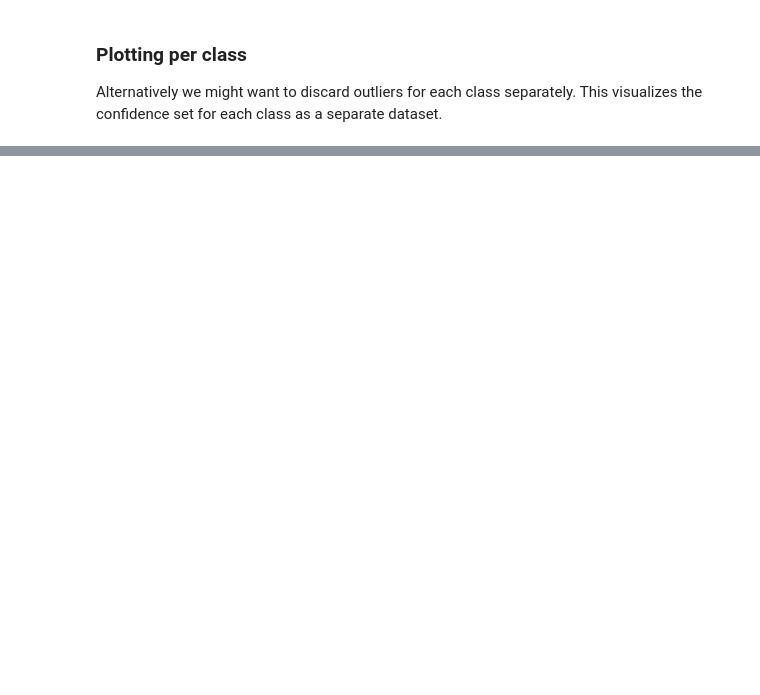
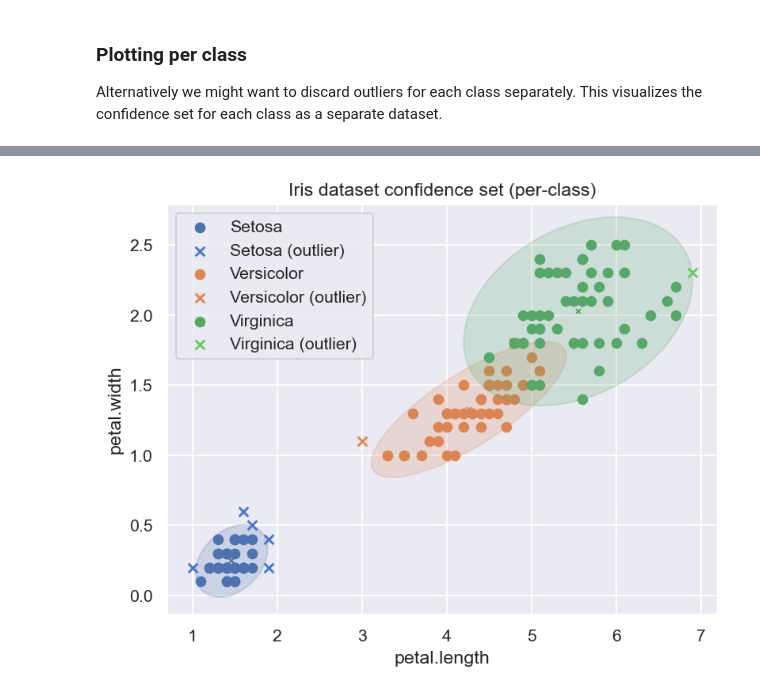
Before and after one commit to honzikv/multidimstats, a Jupyter notebook: cv02/main.ipynb, the cells around one changed output, grey strips where cells are left out. Drawn from its saved outputs; the diff is of its cells as text; code cells hidden in the pictures; blank space fills up the shorter version.

```diff
--- a/cv02/main.ipynb
+++ b/cv02/main.ipynb
@@ -208,0 +246,4 @@ plot_per_class(feature_dims, ['cornflowerblue', 'lightcoral', 'lightgreen'], ['l
+# %%
+plot_per_class(['petal.length', 'petal.width'], sns.color_palette()[:3], sns.color_palette('muted')[:3])
+# %% [output]
+[figure, added]
```
Also changed, not shown: parts of 9 cells of this notebook, 5 other files.
